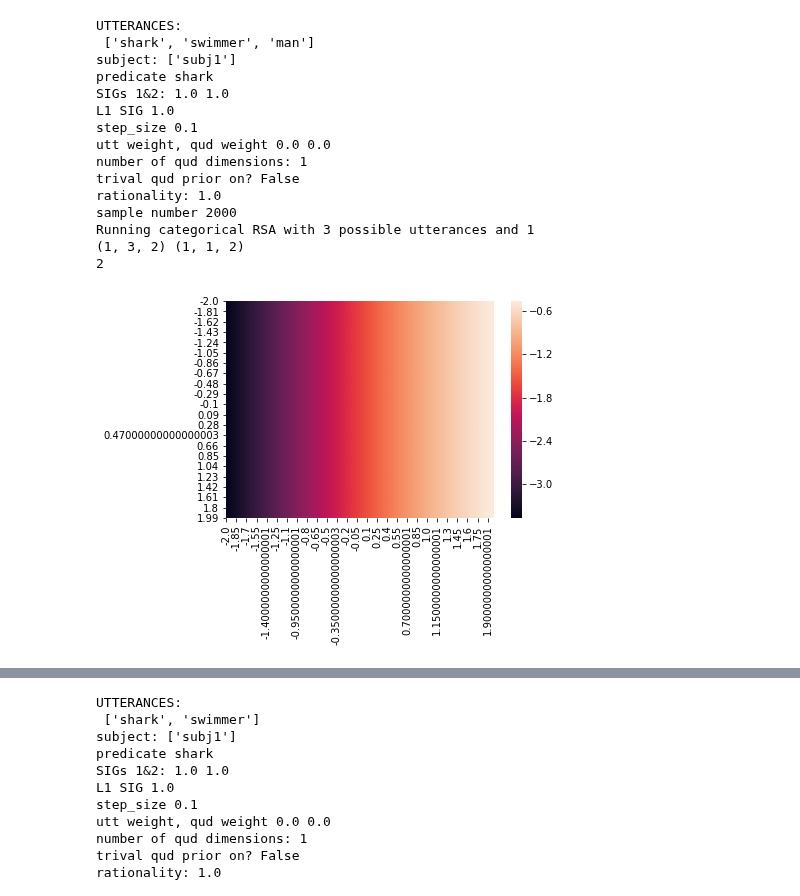
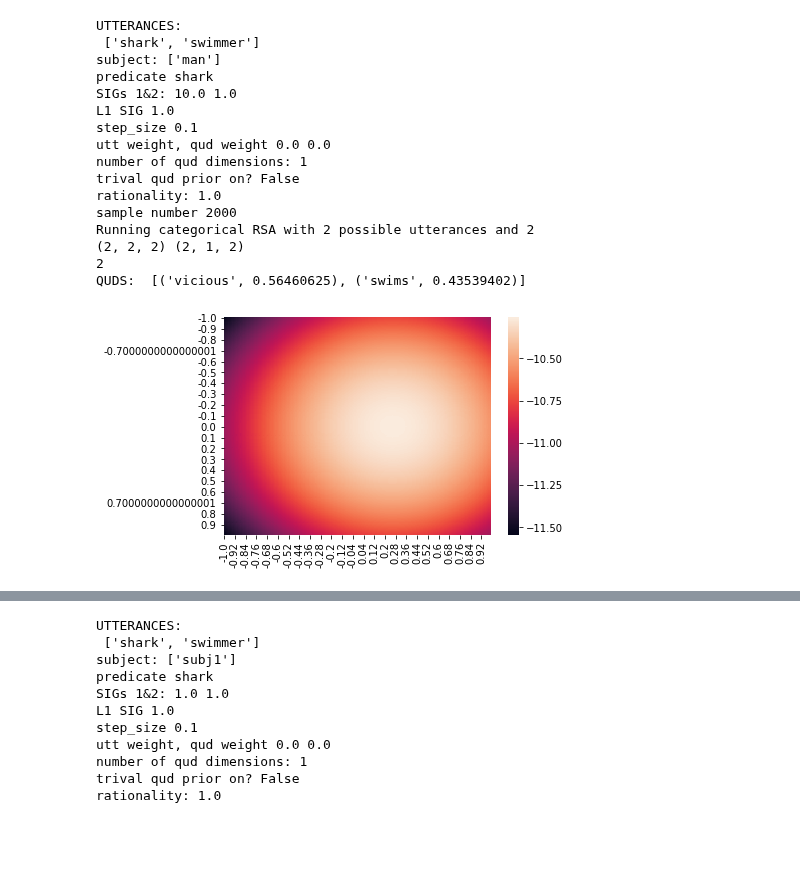
Before and after one commit to reubenharry/Distributional-RSA, a Jupyter notebook: minimal_case.ipynb, the cells around one changed output, grey strips where cells are left out. Cells and saved outputs as stored; diff of their text form; code cells hidden in the pictures; blank space fills up the shorter version.

```diff
--- a/minimal_case.ipynb
+++ b/minimal_case.ipynb
@@ -111,20 +131,21 @@ QUDS:  [('swims', 1.0)]
 # %%
-titrate(size=200,amount=0.01,l1_sig1=1.0,quds=['vicious'],possible_utterances=["shark","swimmer","man"],pred='shark',only_trivial=False,just_s1=True,just_l0=False,sig1=1.0,sig2=1.0)
+titrate(size=100,amount=0.01,l1_sig1=1.0,subj="man",quds=['vicious',"swims"],possible_utterances=["shark","swimmer"],pred='shark',only_trivial=False,just_s1=False,just_l0=False,sig1=10.0,sig2=1.0)
 # %% [output]
 UTTERANCES:
- ['shark', 'swimmer', 'man']
-subject: ['subj1']
+ ['shark', 'swimmer']
+subject: ['man']
 predicate shark
-SIGs 1&2: 1.0 1.0
+SIGs 1&2: 10.0 1.0
 L1 SIG 1.0
 step_size 0.1
 utt weight, qud weight 0.0 0.0
 number of qud dimensions: 1
 trival qud prior on? False
 rationality: 1.0
 sample number 2000
-Running categorical RSA with 3 possible utterances and 1
-(1, 3, 2) (1, 1, 2)
+Running categorical RSA with 2 possible utterances and 2
+(2, 2, 2) (2, 1, 2)
 2
+QUDS:  [('vicious', 0.56460625), ('swims', 0.43539402)]
-[figure, old version]
+[figure, new version]
 # %%
```
Also changed, not shown: parts of 6 cells of this notebook, 8 other files.
